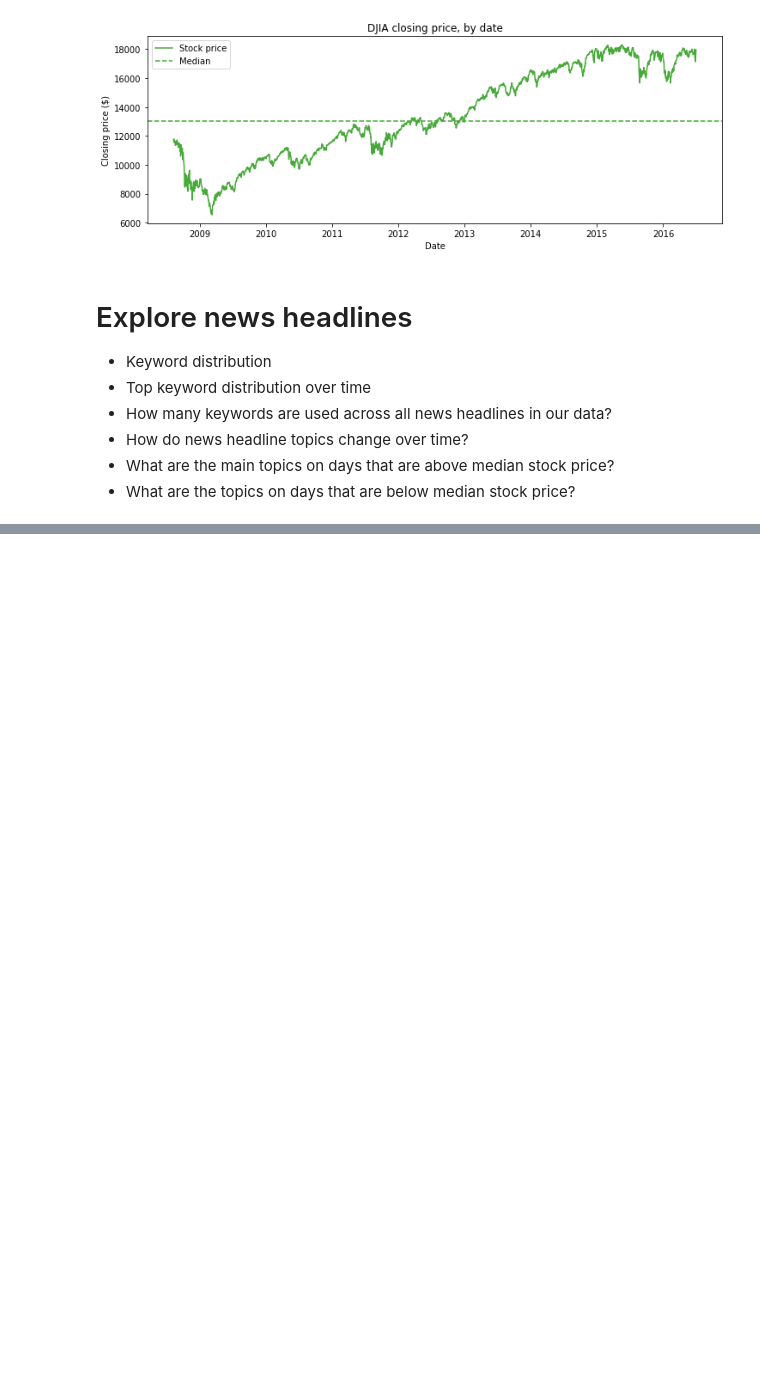
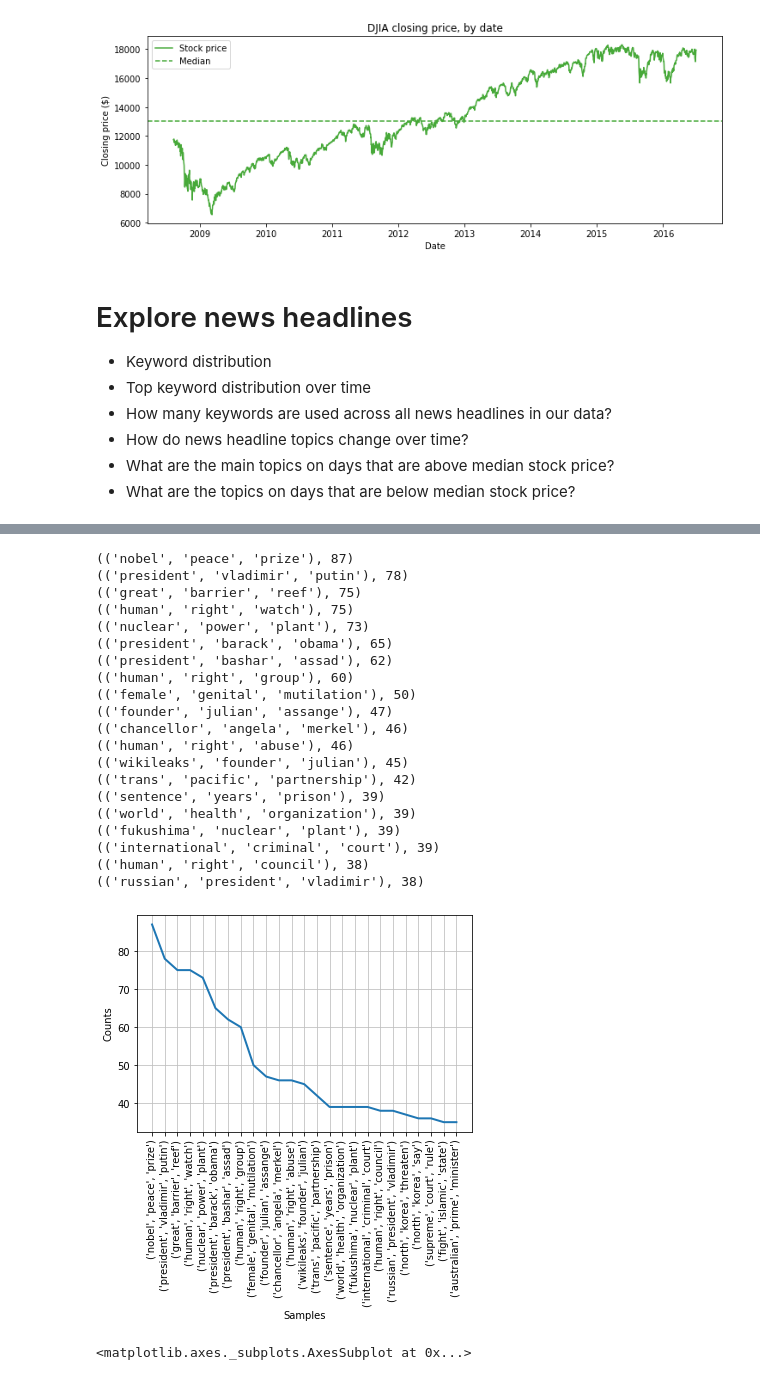
Before and after one commit to micahvandersteen/project-3-team-ifrit, a Jupyter notebook: Notebooks/Stock and news headline descriptive analysis.ipynb, the cells around one changed output, grey strips where cells are left out. Cells and saved outputs as stored; diff of their text form; code cells hidden in the pictures; blank space fills up the shorter version.

```diff
--- a/Notebooks/Stock and news headline descriptive analysis.ipynb
+++ b/Notebooks/Stock and news headline descriptive analysis.ipynb
@@ -228,0 +257,36 @@ corpus_tfidf[2]
+# %%
+# How many terms (word triples) appear across all headlines?
+
+# https://inzaniak.github.io/pybistuffblog/posts/2017/February/nltk-counting-words
+# Get Bigrams from text
+trigrams = nltk.trigrams(words)
+# Calculate Frequency Distribution for Bigrams
+freq_tri = nltk.FreqDist(trigrams)
+
+# Print and plot most common bigrams
+for phrase in freq_tri.most_common(20):
+    print(phrase)
+freq_tri.plot(25)
+# %% [output]
+(('nobel', 'peace', 'prize'), 87)
+(('president', 'vladimir', 'putin'), 78)
+(('great', 'barrier', 'reef'), 75)
+(('human', 'right', 'watch'), 75)
+(('nuclear', 'power', 'plant'), 73)
+(('president', 'barack', 'obama'), 65)
+(('president', 'bashar', 'assad'), 62)
+(('human', 'right', 'group'), 60)
+(('female', 'genital', 'mutilation'), 50)
+(('founder', 'julian', 'assange'), 47)
+(('chancellor', 'angela', 'merkel'), 46)
+(('human', 'right', 'abuse'), 46)
+(('wikileaks', 'founder', 'julian'), 45)
+(('trans', 'pacific', 'partnership'), 42)
+(('sentence', 'years', 'prison'), 39)
+(('world', 'health', 'organization'), 39)
+(('fukushima', 'nuclear', 'plant'), 39)
+(('international', 'criminal', 'court'), 39)
+(('human', 'right', 'council'), 38)
+(('russian', 'president', 'vladimir'), 38)
+[figure, added]
+<matplotlib.axes._subplots.AxesSubplot at 0x...>
```
Also changed, not shown: parts of 22 cells of this notebook.
